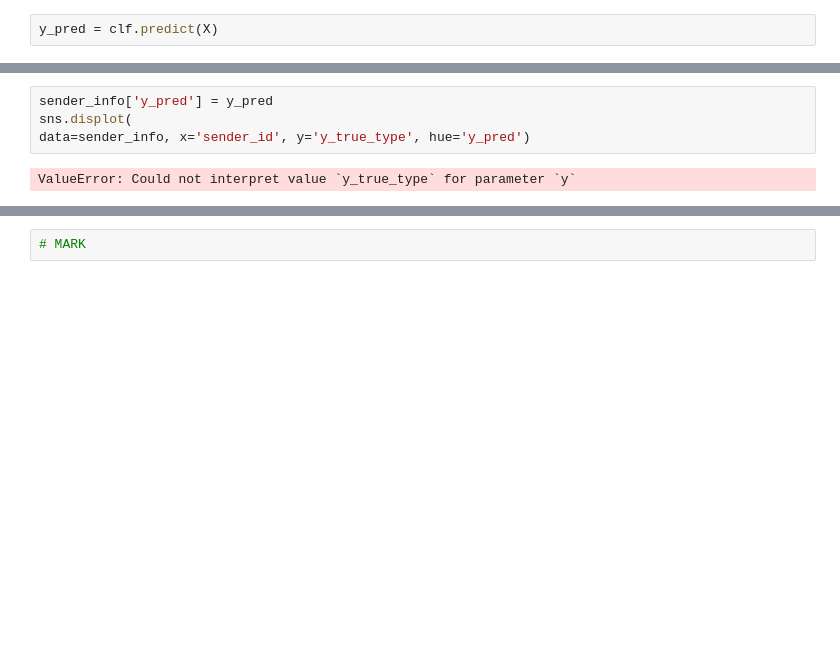
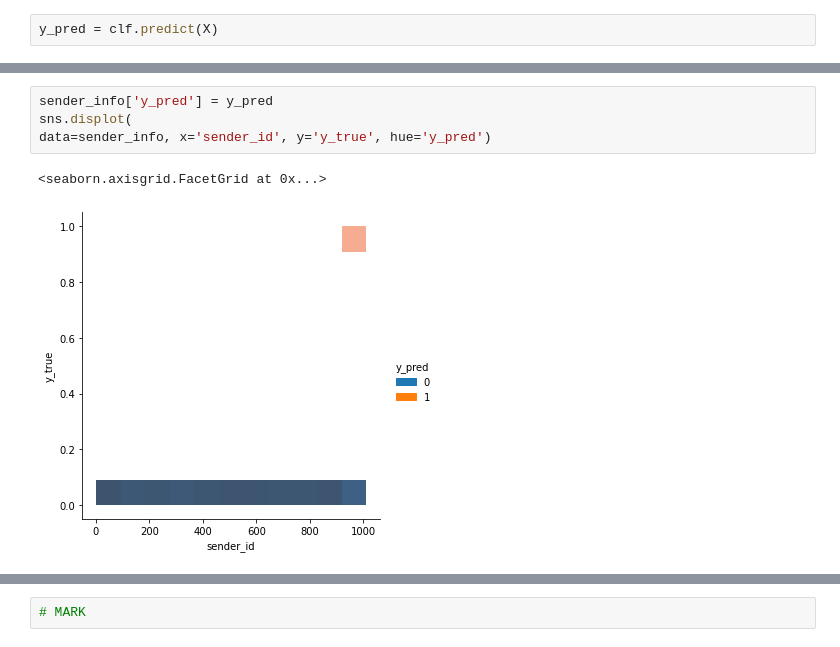
Before and after one commit to nouyang/fake-banking-data, a Jupyter notebook: tmp.ipynb, the cells around one changed output, grey strips where cells are left out. Drawn from its saved outputs; the diff is of its cells as text; blank space fills up the shorter version.

```diff
--- a/tmp.ipynb
+++ b/tmp.ipynb
@@ -421,7 +406,8 @@ sender_info
 # %%
 sender_info['y_pred'] = y_pred
 sns.displot(
-data=sender_info, x='sender_id', y='y_true_type', hue='y_pred')
+data=sender_info, x='sender_id', y='y_true', hue='y_pred')
 # %% [output]
-ValueError: Could not interpret value `y_true_type` for parameter `y`
+<seaborn.axisgrid.FacetGrid at 0x...>
+[figure, added]
 # %%
```
Also changed, not shown: parts of 54 cells of this notebook, 5 other files.
